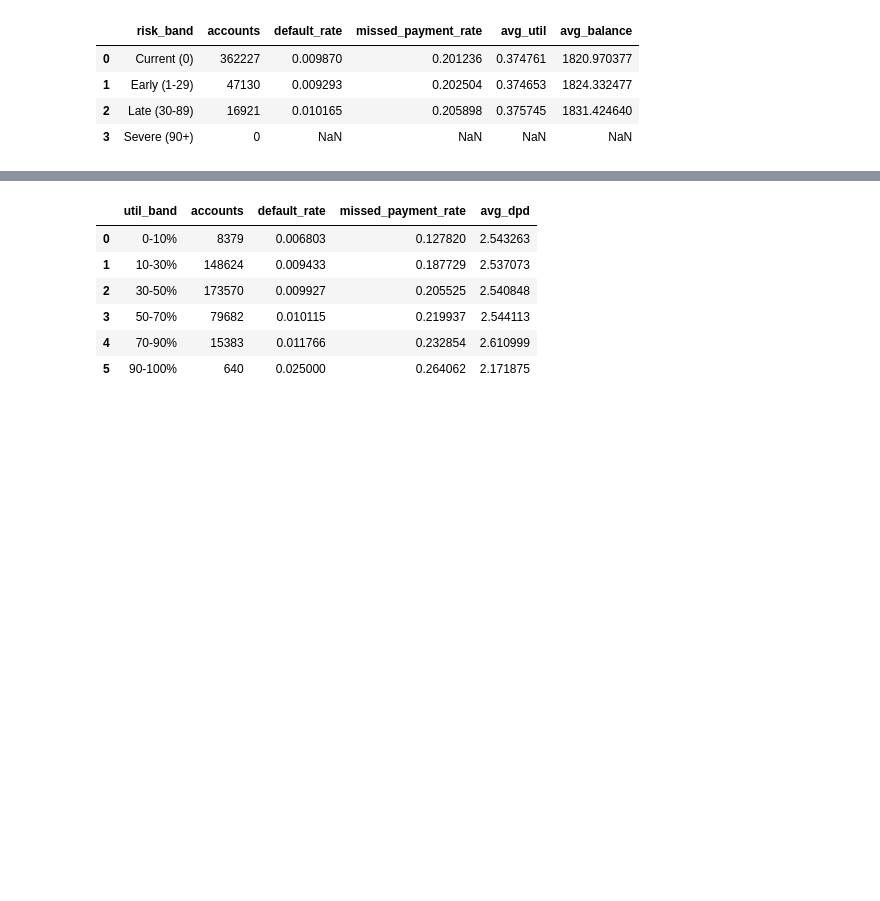
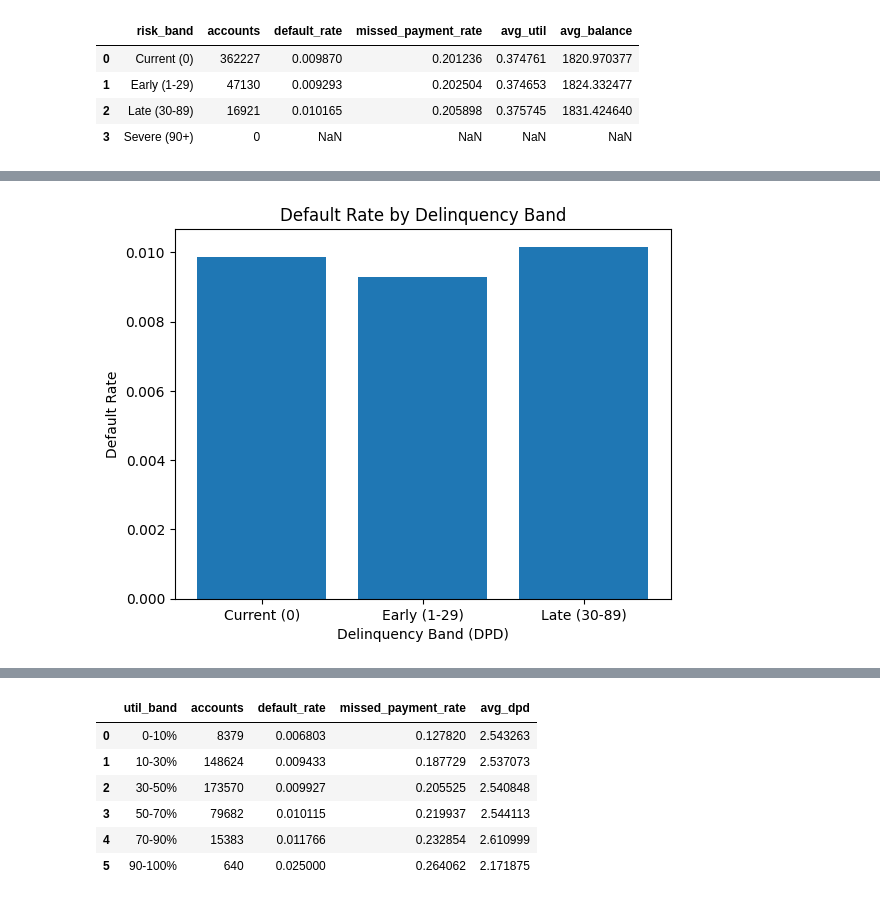
Before and after one commit to Bonaboss01/AI-powered-credit-risk-intelligent-system, a Jupyter notebook: notebooks/01_data_exploration.ipynb, the cells around one changed output, grey strips where cells are left out. Saved outputs shown, nothing was run; the diff lists cells and outputs as text; code cells hidden in the pictures; blank space fills up the shorter version.

```diff
--- a/notebooks/01_data_exploration.ipynb
+++ b/notebooks/01_data_exploration.ipynb
@@ -141,0 +207,12 @@ band_summary
+# %%
+plt.figure()
+plt.bar(
+    band_summary["risk_band"].astype(str),
+    band_summary["default_rate"]
+)
+plt.title("Default Rate by Delinquency Band")
+plt.xlabel("Delinquency Band (DPD)")
+plt.ylabel("Default Rate")
+plt.show()
+# %% [output]
+[figure, added]
```
Also changed, not shown: parts of 16 cells of this notebook.
